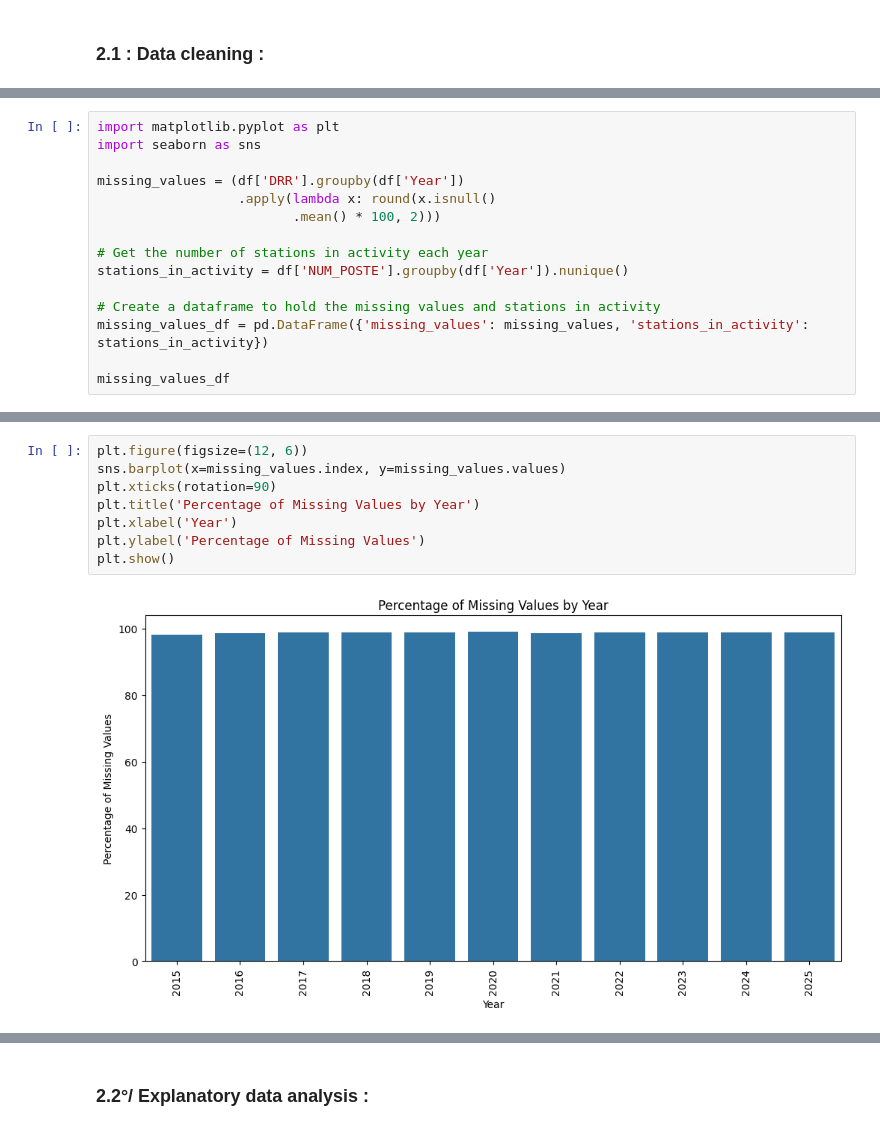
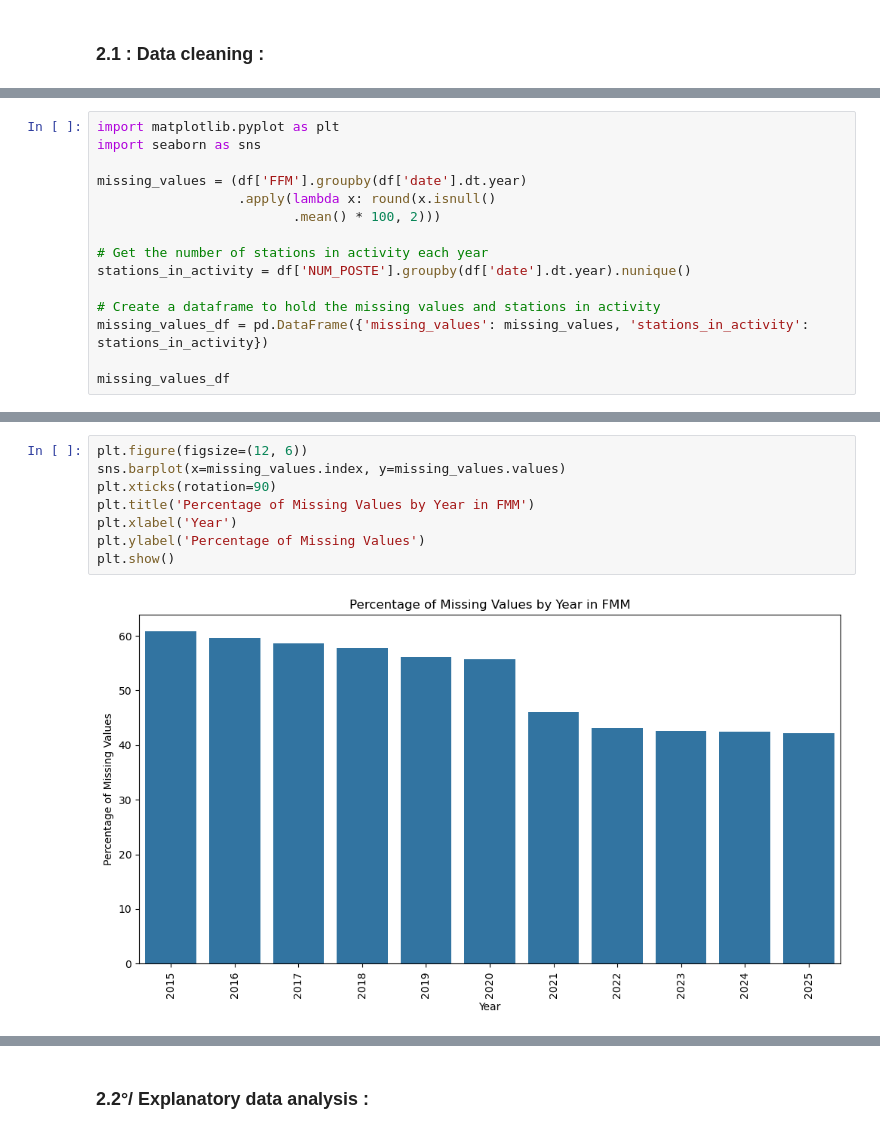
Before and after one commit to Nohalito/Weather-prediction, a Jupyter notebook: Predictive methods notebook.ipynb, the cells around one changed output, grey strips where cells are left out. Drawn from its saved outputs; the diff is of its cells as text.

```diff
--- a/Predictive methods notebook.ipynb
+++ b/Predictive methods notebook.ipynb
@@ -396,12 +377,12 @@ dtype: int64
 import matplotlib.pyplot as plt
 import seaborn as sns
 
-missing_values = (df['DRR'].groupby(df['Year'])
+missing_values = (df['FFM'].groupby(df['date'].dt.year)
                   .apply(lambda x: round(x.isnull()
                          .mean() * 100, 2)))
 
 # Get the number of stations in activity each year
-stations_in_activity = df['NUM_POSTE'].groupby(df['Year']).nunique()
+stations_in_activity = df['NUM_POSTE'].groupby(df['date'].dt.year).nunique()
 
 # Create a dataframe to hold the missing values and stations in activity
 missing_values_df = pd.DataFrame({'missing_values': missing_values, 'stations_in_activity': stations_in_activity})
@@ -424,12 +405,12 @@ missing_values_df
 # %%
 plt.figure(figsize=(12, 6))
 sns.barplot(x=missing_values.index, y=missing_values.values)
 plt.xticks(rotation=90)
-plt.title('Percentage of Missing Values by Year')
+plt.title('Percentage of Missing Values by Year in FMM')
 plt.xlabel('Year')
 plt.ylabel('Percentage of Missing Values')
 plt.show()
 # %% [output]
-[figure, old version]
+[figure, new version]
 # %%
 # Display the distribution of completion rate per station
```
Also changed, not shown: parts of 26 cells of this notebook, 2 other files.
